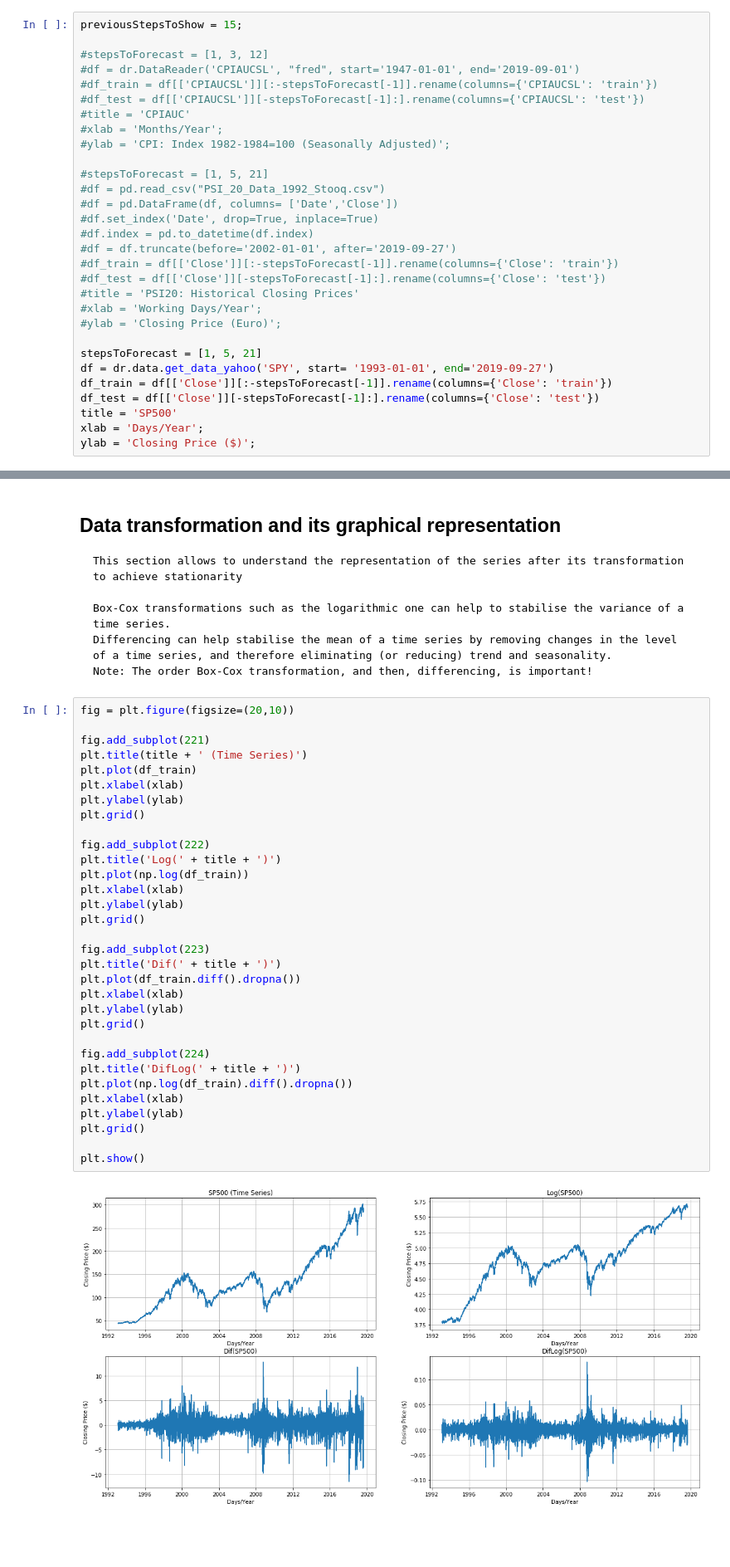
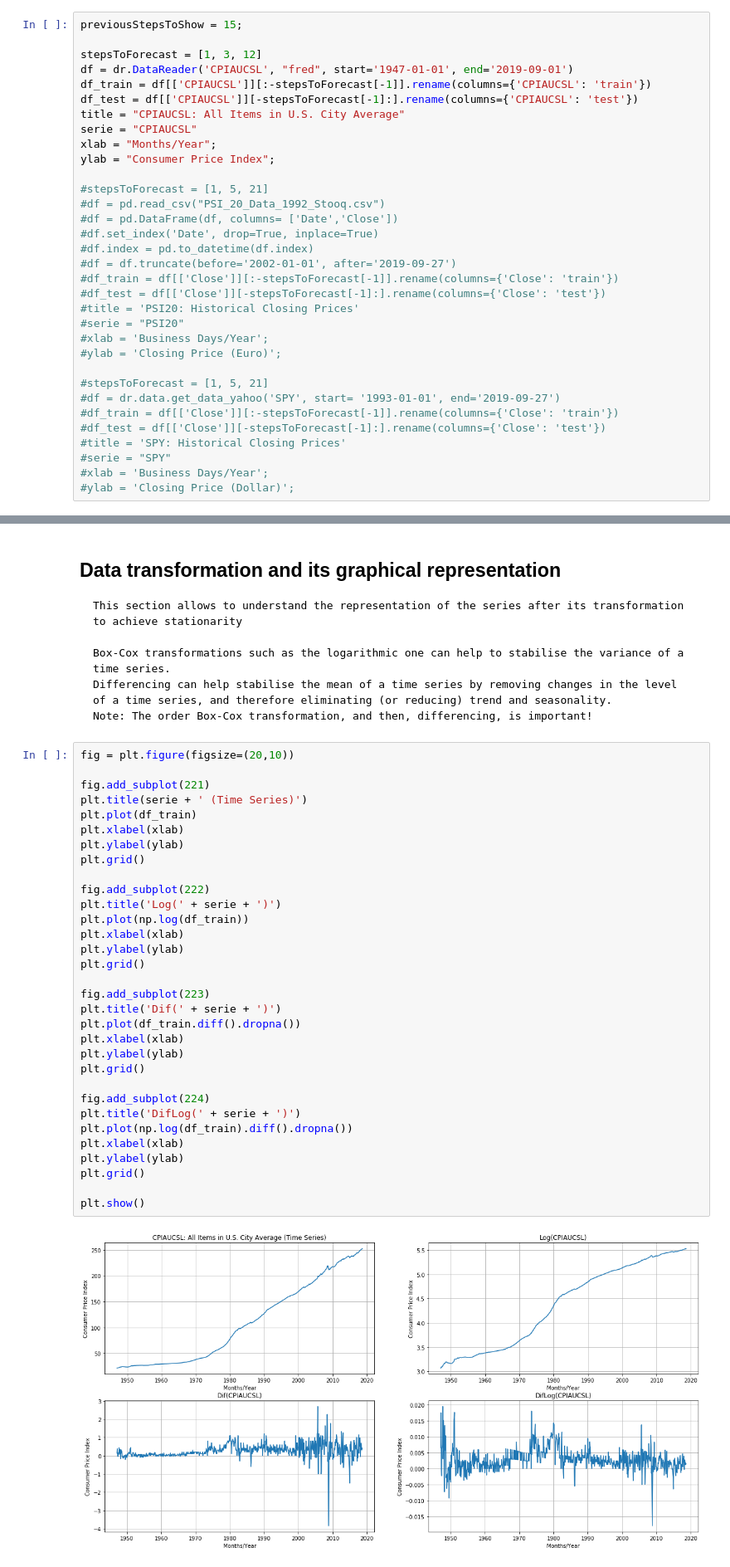
Before and after one commit to DidierRLopes/UnivariateTimeSeriesForecast, a Jupyter notebook: ARIMA.ipynb, the cells around one changed output, grey strips where cells are left out. Shown at 83% size. Cells and saved outputs as stored; diff of their text form; blank space fills up the shorter version.

```diff
--- a/ARIMA.ipynb
+++ b/ARIMA.ipynb
@@ -114,13 +115,14 @@ def ARIMA_grid(dataset, arimaCfg, isLog):
 # %%
 previousStepsToShow = 15;
 
-#stepsToForecast = [1, 3, 12]
-#df = dr.DataReader('CPIAUCSL', "fred", start='1947-01-01', end='2019-09-01')
-#df_train = df[['CPIAUCSL']][:-stepsToForecast[-1]].rename(columns={'CPIAUCSL': 'train'})
-#df_test = df[['CPIAUCSL']][-stepsToForecast[-1]:].rename(columns={'CPIAUCSL': 'test'})
-#title = 'CPIAUC'
-#xlab = 'Months/Year';
-#ylab = 'CPI: Index 1982-1984=100 (Seasonally Adjusted)';
+stepsToForecast = [1, 3, 12]
+df = dr.DataReader('CPIAUCSL', "fred", start='1947-01-01', end='2019-09-01')
+df_train = df[['CPIAUCSL']][:-stepsToForecast[-1]].rename(columns={'CPIAUCSL': 'train'})
+df_test = df[['CPIAUCSL']][-stepsToForecast[-1]:].rename(columns={'CPIAUCSL': 'test'})
+title = "CPIAUCSL: All Items in U.S. City Average"
+serie = "CPIAUCSL"
+xlab = "Months/Year";
+ylab = "Consumer Price Index";
 
 #stepsToForecast = [1, 5, 21]
 #df = pd.read_csv("PSI_20_Data_1992_Stooq.csv")
@@ -131,16 +133,18 @@ previousStepsToShow = 15;
 #df_train = df[['Close']][:-stepsToForecast[-1]].rename(columns={'Close': 'train'})
 #df_test = df[['Close']][-stepsToForecast[-1]:].rename(columns={'Close': 'test'})
 #title = 'PSI20: Historical Closing Prices'
-#xlab = 'Working Days/Year';
+#serie = "PSI20"
+#xlab = 'Business Days/Year';
 #ylab = 'Closing Price (Euro)';
 
-stepsToForecast = [1, 5, 21]
-df = dr.data.get_data_yahoo('SPY', start= '1993-01-01', end='2019-09-27')
-df_train = df[['Close']][:-stepsToForecast[-1]].rename(columns={'Close': 'train'})
-df_test = df[['Close']][-stepsToForecast[-1]:].rename(columns={'Close': 'test'})
-title = 'SP500'
-xlab = 'Days/Year';
-ylab = 'Closing Price ($)';
+#stepsToForecast = [1, 5, 21]
+#df = dr.data.get_data_yahoo('SPY', start= '1993-01-01', end='2019-09-27')
+#df_train = df[['Close']][:-stepsToForecast[-1]].rename(columns={'Close': 'train'})
+#df_test = df[['Close']][-stepsToForecast[-1]:].rename(columns={'Close': 'test'})
+#title = 'SPY: Historical Closing Prices'
+#serie = "SPY"
+#xlab = 'Business Days/Year';
+#ylab = 'Closing Price (Dollar)';
 # %% [markdown]
 # Stationarity of the Time-Series
 # %% [markdown]
@@ -153,37 +157,37 @@ ylab = 'Closing Price ($)';
 # %%
 fig = plt.figure(figsize=(20,10))
 
 fig.add_subplot(221)
-plt.title(title + ' (Time Series)')
+plt.title(serie + ' (Time Series)')
 plt.plot(df_train)
 plt.xlabel(xlab)
 plt.ylabel(ylab)
 plt.grid()
 
 fig.add_subplot(222)
-plt.title('Log(' + title + ')')
+plt.title('Log(' + serie + ')')
 plt.plot(np.log(df_train))
 plt.xlabel(xlab)
 plt.ylabel(ylab)
 plt.grid()
 
 fig.add_subplot(223)
-plt.title('Dif(' + title + ')')
+plt.title('Dif(' + serie + ')')
 plt.plot(df_train.diff().dropna())
 plt.xlabel(xlab)
 plt.ylabel(ylab)
 plt.grid()
 
 fig.add_subplot(224)
-plt.title('DifLog(' + title + ')')
+plt.title('DifLog(' + serie + ')')
 plt.plot(np.log(df_train).diff().dropna())
 plt.xlabel(xlab)
 plt.ylabel(ylab)
 plt.grid()
 
 plt.show()
 # %% [output]
-[figure, old version]
+[figure, new version]
 # %% [markdown]
 ## Normality tests
 # %% [markdown]
```
Also changed, not shown: parts of 25 cells of this notebook.
